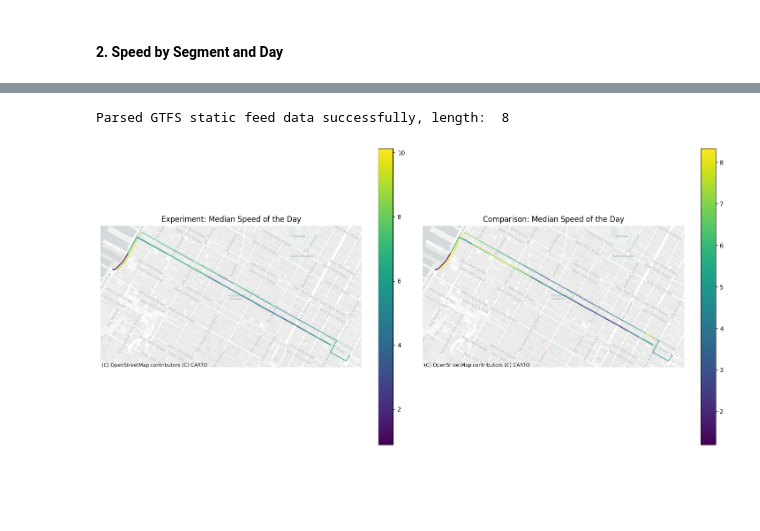
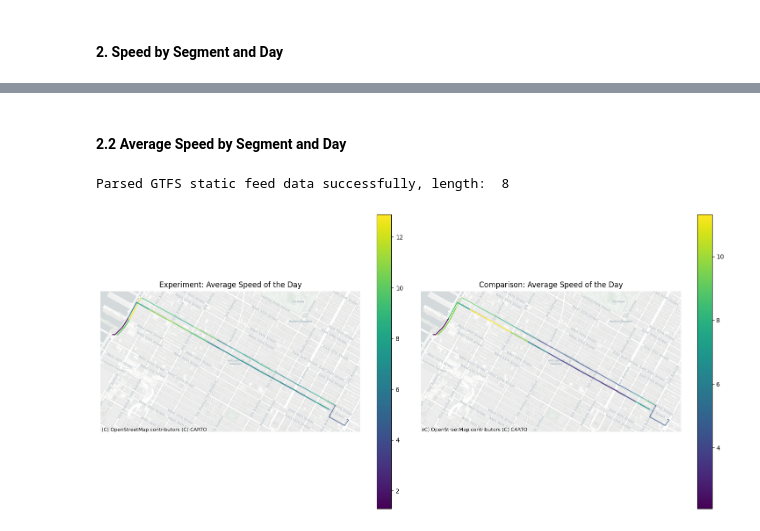
Before and after one commit to Cornell-Tech-Urban-Tech-Hub/gtfs-realtime-performance, a Jupyter notebook: notebooks/congestionPricing_bus_speed.ipynb, the cells around one changed output, grey strips where cells are left out. Saved outputs shown, nothing was run; the diff lists cells and outputs as text; code cells hidden in the pictures; blank space fills up the shorter version.

```diff
--- a/notebooks/congestionPricing_bus_speed.ipynb
+++ b/notebooks/congestionPricing_bus_speed.ipynb
@@ -121,8 +123,10 @@ print(feed_updates)
 8                    NaN
 # %%
 # Get correct url for a given date
-def get_correct_static_url(feed_updates, date):
-    candidates = feed_updates[feed_updates["service_date_range_start"] <= date < feed_updates["service_date_range_end"]]
+def get_correct_static_url(feed_updates, date) -> tuple[str, str]:
+    start_condition = feed_updates["service_date_range_start"] <= date
+    end_condition = date < feed_updates["service_date_range_end"]
+    candidates = feed_updates[start_condition & end_condition]
     if candidates.empty:
         print(f"No static feed found before {date}")
         return None
@@ -346,7 +335,7 @@ def convert_to_nyc_time(df):
     df['datetime_nyc'] = df['interpolated_time'].dt.tz_localize('UTC').dt.tz_convert(eastern_tz)
     return df
 
-bus_speed_202412thurs_cz = convert_to_nyc_time(bus_speed_202412thurs_cz)
-bus_speed_202501thurs_cz = convert_to_nyc_time(bus_speed_202501thurs_cz)
+bus_speed_comparison_cz = convert_to_nyc_time(bus_speed_comparison_cz)
+bus_speed_experiment_cz = convert_to_nyc_time(bus_speed_experiment_cz )
 # %% [markdown]
 ### Experiment: Aggregation Methods and Corresponding Visualization Methods
@@ -383,12 +343,12 @@ prev_stop_id                                                          402160
 # preparation
 
 # hour: no date information retained
-bus_speed_202501thurs_cz["hour"] = bus_speed_202501thurs_cz["datetime_nyc"].dt.floor("h").dt.strftime("%H")
-bus_speed_202412thurs_cz["hour"] = bus_speed_202412thurs_cz["datetime_nyc"].dt.floor("h").dt.strftime("%H")
+bus_speed_experiment_cz["hour"] = bus_speed_experiment_cz["datetime_nyc"].dt.floor("h").dt.strftime("%H")
+bus_speed_comparison_cz["hour"] = bus_speed_comparison_cz["datetime_nyc"].dt.floor("h").dt.strftime("%H")
 
 # weekday: integer representation of the day of the week
-bus_speed_202501thurs_cz["weekday"] = bus_speed_202501thurs_cz["datetime_nyc"].dt.dayofweek
-bus_speed_202412thurs_cz["weekday"] = bus_speed_202412thurs_cz["datetime_nyc"].dt.dayofweek
+bus_speed_experiment_cz["weekday"] = bus_speed_experiment_cz["datetime_nyc"].dt.dayofweek
+bus_speed_comparison_cz["weekday"] = bus_speed_comparison_cz["datetime_nyc"].dt.dayofweek
 
-print(bus_speed_202501thurs_cz.iloc[0])
+print(bus_speed_experiment_cz.iloc[0])
 # %% [output]
@@ -498,6 +539,8 @@ Parsed GTFS static feed data successfully, length:  8
+# %% [markdown]
+#### 2.2 Average Speed by Segment and Day
 # %%
-df_experiment = bus_speed_202501thurs_cz.copy()
-df_comparison = bus_speed_202412thurs_cz.copy()
+df_experiment = bus_speed_experiment_cz.copy()
+df_comparison = bus_speed_comparison_cz.copy()
 
 # get the segment df first
 # TODO: map: date, feed identifier, url, GTFS_dict, shape, segment
@@ -505,42 +548,59 @@ df_comparison = bus_speed_202412thurs_cz.copy()
 url = "https://files.mobilitydatabase.org/mdb-513/mdb-513-202501020055/mdb-513-202501020055.zip"
 segment_df = GTFS_shape_processor(url, 4326, 2263).process_shapes()
 
-# median speed for each segment
-# merge on (prev_stop_id, stop_id)
+# mean speed for each segment
+# speed_mean = sum(segment_length) / sum(time_elapsed)
+df_experiment = df_experiment.groupby(["weekday", "prev_stop_id", "stop_id"]).agg(
+    total_segment_length=("segment_length", "sum"),
+    total_time_elapsed=("time_elapsed", "sum")
+).reset_index()
+df_experiment["speed_mean"] = df_experiment["total_segment_length"] / df_experiment["total_time_elapsed"]
+
+df_comparison = df_comparison.groupby(["weekday", "prev_stop_id", "stop_id"]).agg(
+    total_segment_length=("segment_length", "sum"),
+    total_time_elapsed=("time_elapsed", "sum")
+).reset_index()
+df_comparison["speed_mean"] = df_comparison["total_segment_length"] / df_comparison["total_time_elapsed"]
+
+# Plot
 fig, axes = plt.subplots(1, 2, figsize=(15, 7))
 
 # Convert segment_df to web mercator projection (EPSG:3857) required for contextily
 segment_df_wm = segment_df.to_crs(epsg=3857)
 
 # Create the experiment plot
-segment_df_wm.merge(df_experiment.groupby(["prev_stop_id", "stop_id"])["speed_mph"].median().reset_index()).plot(
-    column="speed_mph",
+experiment_plot = segment_df_wm.merge(
+    df_experiment.groupby(["prev_stop_id", "stop_id"])["speed_mean"].median().reset_index()
+).plot(
+    column="speed_mean",
     legend=True,
     ax=axes[0],
     alpha=0.7,  # Make segments slightly transparent
     cmap='viridis'  # Use a nice colormap
 )
-axes[0].set_title("Experiment: Median Speed of the Day")
+axes[0].set_title("Experiment: Average Speed of the Day")
 ctx.add_basemap(axes[0], source=ctx.providers.CartoDB.Positron)  # Add basemap
 
 # Create the comparison plot
-segment_df_wm.merge(df_comparison.groupby(["prev_stop_id", "stop_id"])["speed_mph"].median().reset_index()).plot(
-    column="speed_mph",
+comparison_plot = segment_df_wm.merge(
+    df_comparison.groupby(["prev_stop_id", "stop_id"])["speed_mean"].median().reset_index()
+).plot(
+    column="speed_mean",
     legend=True,
     ax=axes[1],
     alpha=0.7,  # Make segments slightly transparent
     cmap='viridis'  # Use a nice colormap
 )
-axes[1].set_title("Comparison: Median Speed of the Day")
+axes[1].set_title("Comparison: Average Speed of the Day")
 ctx.add_basemap(axes[1], source=ctx.providers.CartoDB.Positron)  # Add basemap
 
 # Remove axes
 for ax in axes:
     ax.set_axis_off()
 
 plt.tight_layout()
 plt.show()
 # %% [output]
 Parsed GTFS static feed data successfully, length:  8
-[figure, old version]
+[figure, new version]
 # %%
```
Also changed, not shown: parts of 19 cells of this notebook.
